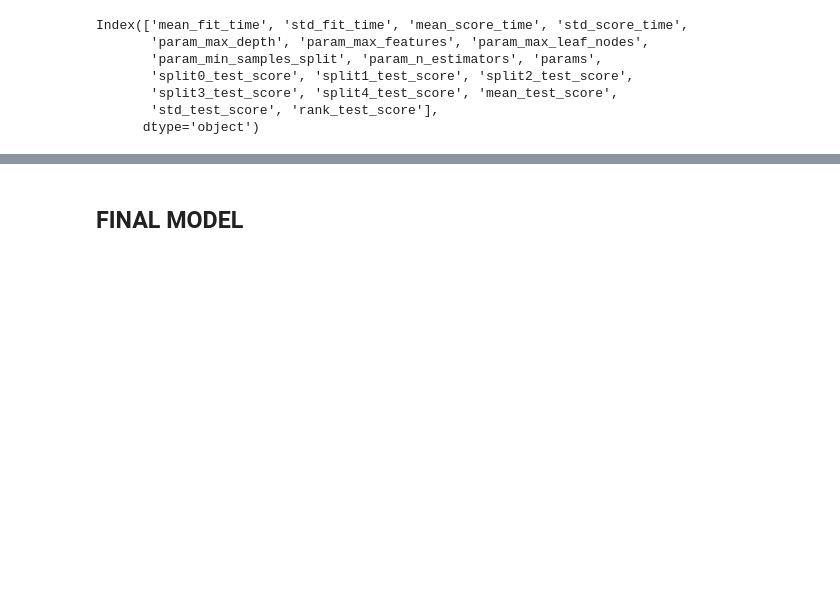
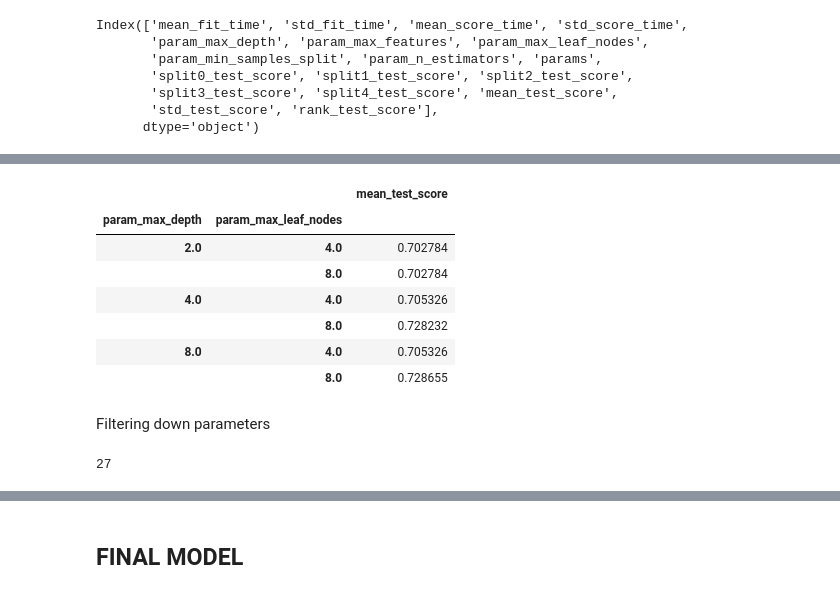
Before and after one commit to alberto-lorente/Make_Believe_v2, a Jupyter notebook: 2. Model building.ipynb, the cells around one changed output, grey strips where cells are left out. Drawn from its saved outputs; the diff is of its cells as text; code cells hidden in the pictures; blank space fills up the shorter version.

```diff
--- a/2. Model building.ipynb
+++ b/2. Model building.ipynb
@@ -307,0 +385,18 @@ gridsearch_results_df.to_csv("gridsearch_results_05-08.csv")
+# %%
+gridsearch_results_df.pivot_table("mean_test_score", ["param_max_depth", "param_max_leaf_nodes"])
+# %% [output]
+|  |  | mean_test_score |
+| param_max_depth | param_max_leaf_nodes |  |
+| 2.0 | 4.0 | 0.702784 |
+|  | 8.0 | 0.702784 |
+| 4.0 | 4.0 | 0.705326 |
+|  | 8.0 | 0.728232 |
+| 8.0 | 4.0 | 0.705326 |
+|  | 8.0 | 0.728655 |
+# %% [markdown]
+Filtering down parameters
+# %%
+mean_score_79 = gridsearch_results_df[gridsearch_results_df["mean_test_score"] > 0.79]
+len(mean_score_79)
+# %% [output]
+27
```
Also changed, not shown: parts of 19 cells of this notebook.
